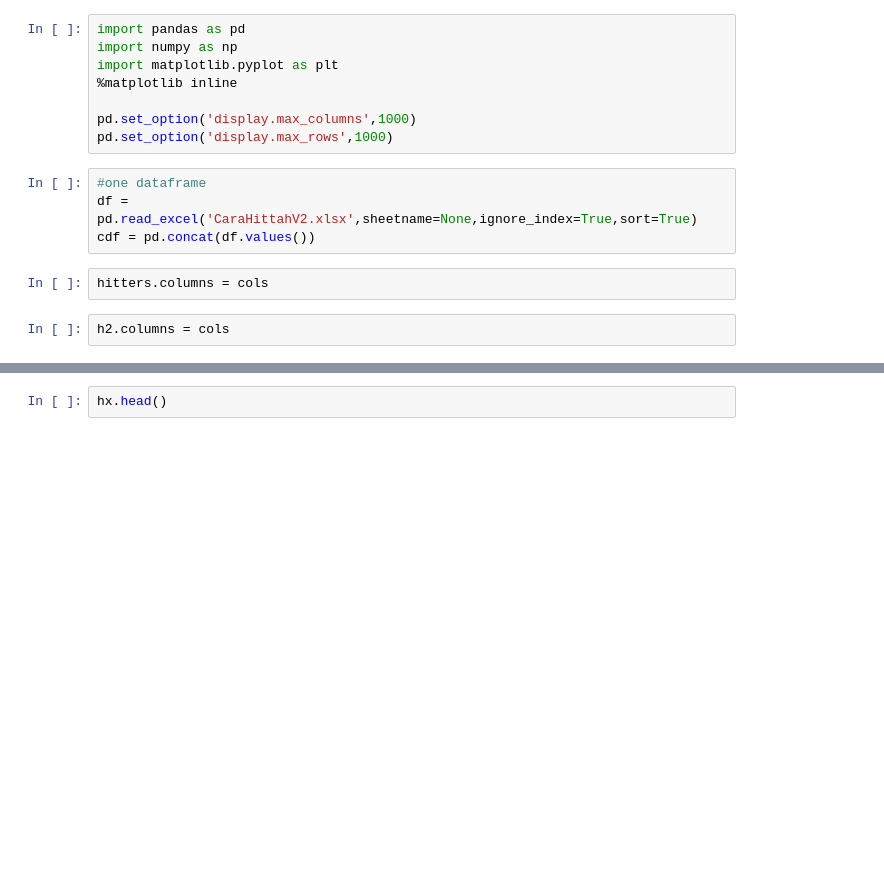
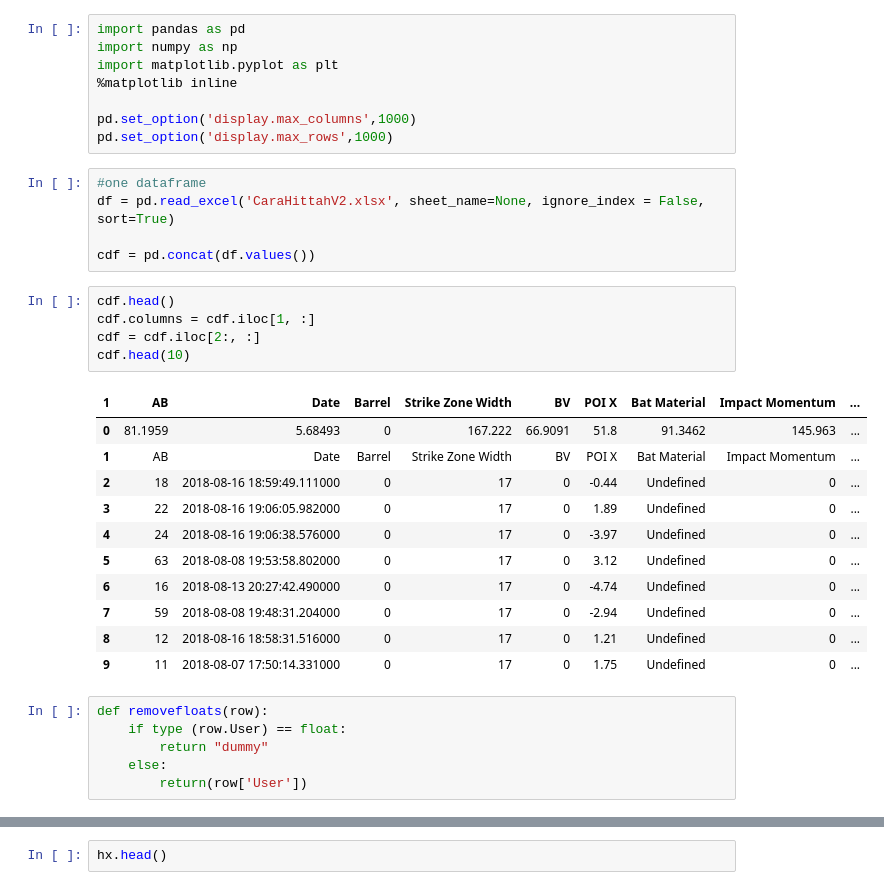
Before and after one commit to sumairshah/Driveline-Hitters, a Jupyter notebook: hitters2.ipynb, the cells around one changed output, grey strips where cells are left out. Drawn from its saved outputs; the diff is of its cells as text; blank space fills up the shorter version.

```diff
--- a/hitters2.ipynb
+++ b/hitters2.ipynb
@@ -8,9 +8,29 @@ pd.set_option('display.max_columns',1000)
 pd.set_option('display.max_rows',1000)
 # %%
 #one dataframe
-df = pd.read_excel('CaraHittahV2.xlsx',sheetname=None,ignore_index=True,sort=True)
+df = pd.read_excel('CaraHittahV2.xlsx', sheet_name=None, ignore_index = False, sort=True)
+
 cdf = pd.concat(df.values())
-# %%
-hitters.columns = cols
-# %%
-h2.columns = cols
+# %%
+cdf.head()
+cdf.columns = cdf.iloc[1, :]
+cdf = cdf.iloc[2:, :]
+cdf.head(10)
+# %% [output]
+| 1 | AB | Date | Barrel | Strike Zone Width | BV | POI X | Bat Material | Impact Momentum | ... |
+| 0 | 81.1959 | 5.68493 | 0 | 167.222 | 66.9091 | 51.8 | 91.3462 | 145.963 | ... |
+| 1 | AB | Date | Barrel | Strike Zone Width | BV | POI X | Bat Material | Impact Momentum | ... |
+| 2 | 18 | 2018-08-16 18:59:49.111000 | 0 | 17 | 0 | -0.44 | Undefined | 0 | ... |
+| 3 | 22 | 2018-08-16 19:06:05.982000 | 0 | 17 | 0 | 1.89 | Undefined | 0 | ... |
+| 4 | 24 | 2018-08-16 19:06:38.576000 | 0 | 17 | 0 | -3.97 | Undefined | 0 | ... |
+| 5 | 63 | 2018-08-08 19:53:58.802000 | 0 | 17 | 0 | 3.12 | Undefined | 0 | ... |
+| 6 | 16 | 2018-08-13 20:27:42.490000 | 0 | 17 | 0 | -4.74 | Undefined | 0 | ... |
+| 7 | 59 | 2018-08-08 19:48:31.204000 | 0 | 17 | 0 | -2.94 | Undefined | 0 | ... |
+| 8 | 12 | 2018-08-16 18:58:31.516000 | 0 | 17 | 0 | 1.21 | Undefined | 0 | ... |
+| 9 | 11 | 2018-08-07 17:50:14.331000 | 0 | 17 | 0 | 1.75 | Undefined | 0 | ... |
+# %%
+def removefloats(row):
+    if type (row.User) == float:
+        return "dummy"
+    else:
+        return(row['User'])
```
Also changed, not shown: parts of 14 cells of this notebook.
